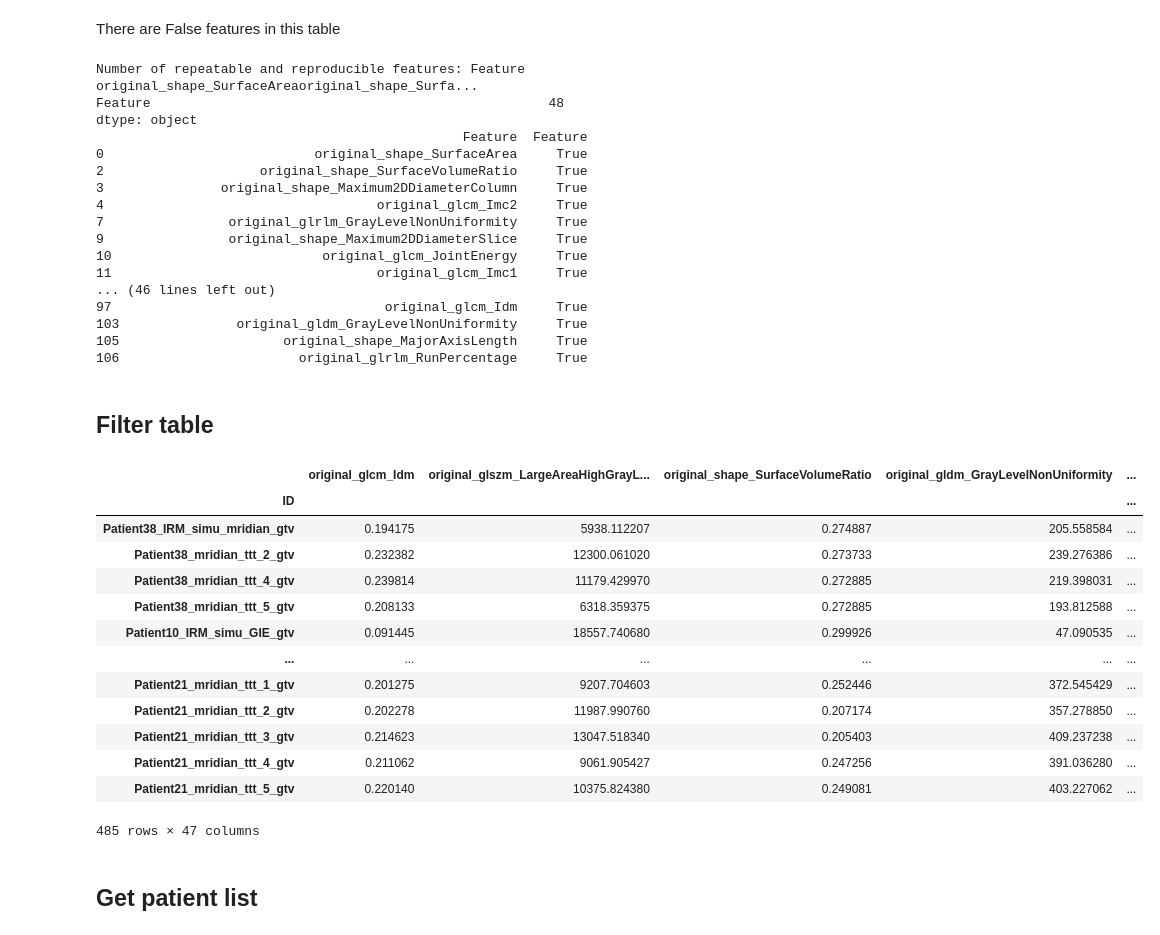
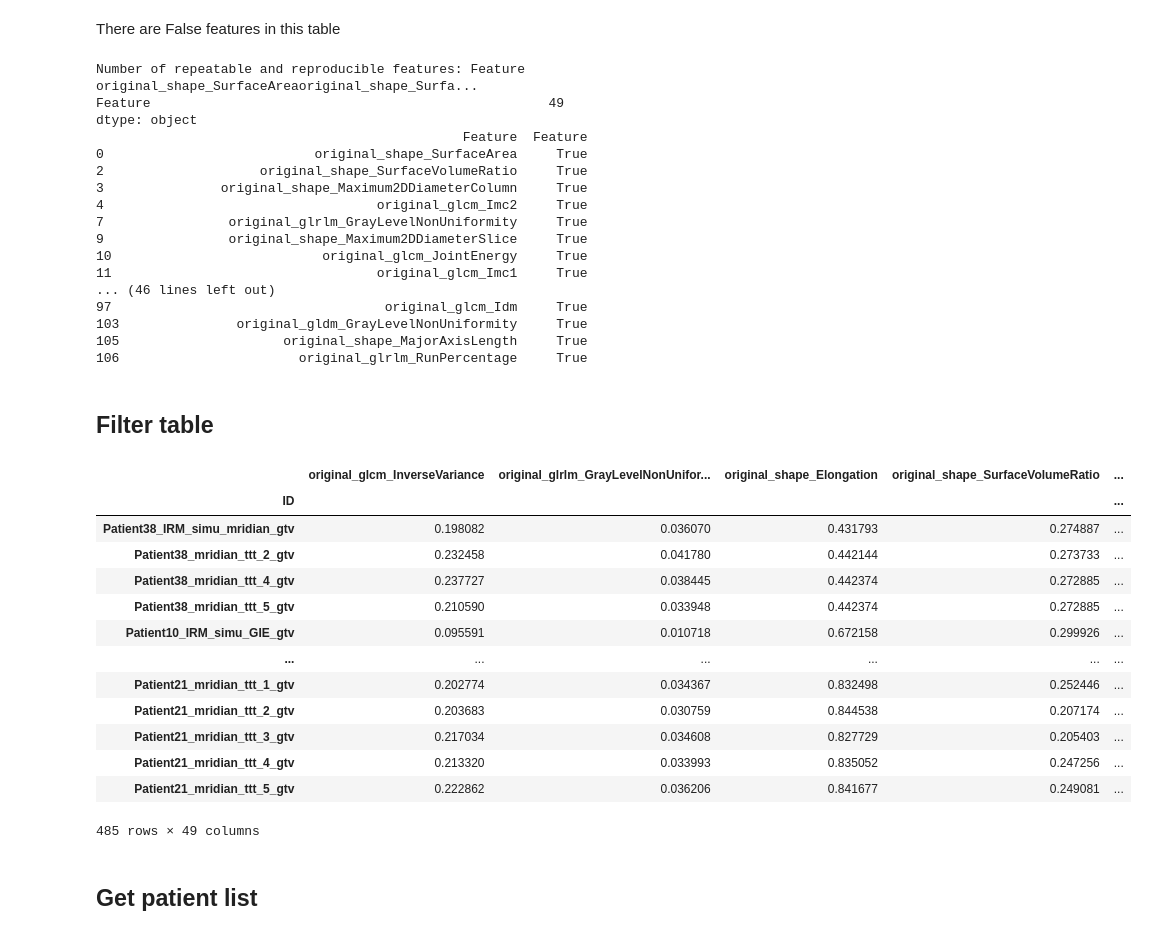
Before and after one commit to ftach/delta-rad, a Jupyter notebook: rad_comparison/radiomics_csv_extract.ipynb, the cells around one changed output. Drawn from its saved outputs; the diff is of its cells as text; code cells hidden in the pictures.

```diff
--- a/rad_comparison/radiomics_csv_extract.ipynb
+++ b/rad_comparison/radiomics_csv_extract.ipynb
@@ -27,6 +27,6 @@ repeatable_features_gtv_df.head()
 | Patient10_IRM_simu_GIE_gtv | 0.672158 | 0.549602 | 25.401274 | 46.217551 | ... |
 5 rows × 89 columns
 # %%
-repeatable_features = repeatable_features_gtv_df.columns[2:81]
+repeatable_features = repeatable_features_gtv_df.columns[:-8]
 print('Number of repeatable features:', len(repeatable_features))
 # %% [output]
@@ -107,13 +109,13 @@ Name: Feature, dtype: bool
 There are False features in this table
 # %%
 
-intersection = pd.concat((icc_df[icc_df['ICC'] >= threshold]['Feature'], icc_df[icc_df['ICC'] >= threshold]['Feature'].isin(repeatable_features_gtv_df[repeatable_features_gtv_df.columns[1:-8]].columns)), axis=1)
+intersection = pd.concat((icc_df[icc_df['ICC'] >= threshold]['Feature'], icc_df[icc_df['ICC'] >= threshold]['Feature'].isin(repeatable_features_gtv_df[repeatable_features_gtv_df.columns[:-8]].columns)), axis=1)
 # print the number of features of intersection for which Feature == True (i.e. features that are both repeatable and reproducible)
 print('Number of repeatable and reproducible features:', intersection['Feature'].sum())
 print(intersection['Feature'])
 # %% [output]
 Number of repeatable and reproducible features: Feature    original_shape_SurfaceAreaoriginal_shape_Surfa...
-Feature                                                   48
+Feature                                                   49
 dtype: object
                                                Feature  Feature
 0                           original_shape_SurfaceArea     True
@@ -132,23 +134,23 @@ dtype: object
 # %% [markdown]
 ## Filter table
 # %%
-filtered_gtv_df = repeatable_features_gtv_df[repeatable_features_gtv_df.columns[1:-8]].loc[:, filtered_features]
+filtered_gtv_df = repeatable_features_gtv_df[repeatable_features_gtv_df.columns[:-8]].loc[:, filtered_features]
 filtered_gtv_df
 # %% [output]
-|  | original_glcm_Idm | original_glszm_LargeAreaHighGrayL... | original_shape_SurfaceVolumeRatio | original_gldm_GrayLevelNonUniformity | ... |
+|  | original_glcm_InverseVariance | original_glrlm_GrayLevelNonUnifor... | original_shape_Elongation | original_shape_SurfaceVolumeRatio | ... |
 | ID |  |  |  |  | ... |
-| Patient38_IRM_simu_mridian_gtv | 0.194175 | 5938.112207 | 0.274887 | 205.558584 | ... |
-| Patient38_mridian_ttt_2_gtv | 0.232382 | 12300.061020 | 0.273733 | 239.276386 | ... |
-| Patient38_mridian_ttt_4_gtv | 0.239814 | 11179.429970 | 0.272885 | 219.398031 | ... |
-| Patient38_mridian_ttt_5_gtv | 0.208133 | 6318.359375 | 0.272885 | 193.812588 | ... |
-| Patient10_IRM_simu_GIE_gtv | 0.091445 | 18557.740680 | 0.299926 | 47.090535 | ... |
+| Patient38_IRM_simu_mridian_gtv | 0.198082 | 0.036070 | 0.431793 | 0.274887 | ... |
+| Patient38_mridian_ttt_2_gtv | 0.232458 | 0.041780 | 0.442144 | 0.273733 | ... |
+| Patient38_mridian_ttt_4_gtv | 0.237727 | 0.038445 | 0.442374 | 0.272885 | ... |
+| Patient38_mridian_ttt_5_gtv | 0.210590 | 0.033948 | 0.442374 | 0.272885 | ... |
+| Patient10_IRM_simu_GIE_gtv | 0.095591 | 0.010718 | 0.672158 | 0.299926 | ... |
 | ... | ... | ... | ... | ... | ... |
-| Patient21_mridian_ttt_1_gtv | 0.201275 | 9207.704603 | 0.252446 | 372.545429 | ... |
-| Patient21_mridian_ttt_2_gtv | 0.202278 | 11987.990760 | 0.207174 | 357.278850 | ... |
-| Patient21_mridian_ttt_3_gtv | 0.214623 | 13047.518340 | 0.205403 | 409.237238 | ... |
-| Patient21_mridian_ttt_4_gtv | 0.211062 | 9061.905427 | 0.247256 | 391.036280 | ... |
-| Patient21_mridian_ttt_5_gtv | 0.220140 | 10375.824380 | 0.249081 | 403.227062 | ... |
+| Patient21_mridian_ttt_1_gtv | 0.202774 | 0.034367 | 0.832498 | 0.252446 | ... |
+| Patient21_mridian_ttt_2_gtv | 0.203683 | 0.030759 | 0.844538 | 0.207174 | ... |
+| Patient21_mridian_ttt_3_gtv | 0.217034 | 0.034608 | 0.827729 | 0.205403 | ... |
+| Patient21_mridian_ttt_4_gtv | 0.213320 | 0.033993 | 0.835052 | 0.247256 | ... |
+| Patient21_mridian_ttt_5_gtv | 0.222862 | 0.036206 | 0.841677 | 0.249081 | ... |
-485 rows × 47 columns
+485 rows × 49 columns
 # %% [markdown]
 ## Get patient list
 # %%
```
Also changed, not shown: parts of 9 cells of this notebook, 9 other files.
